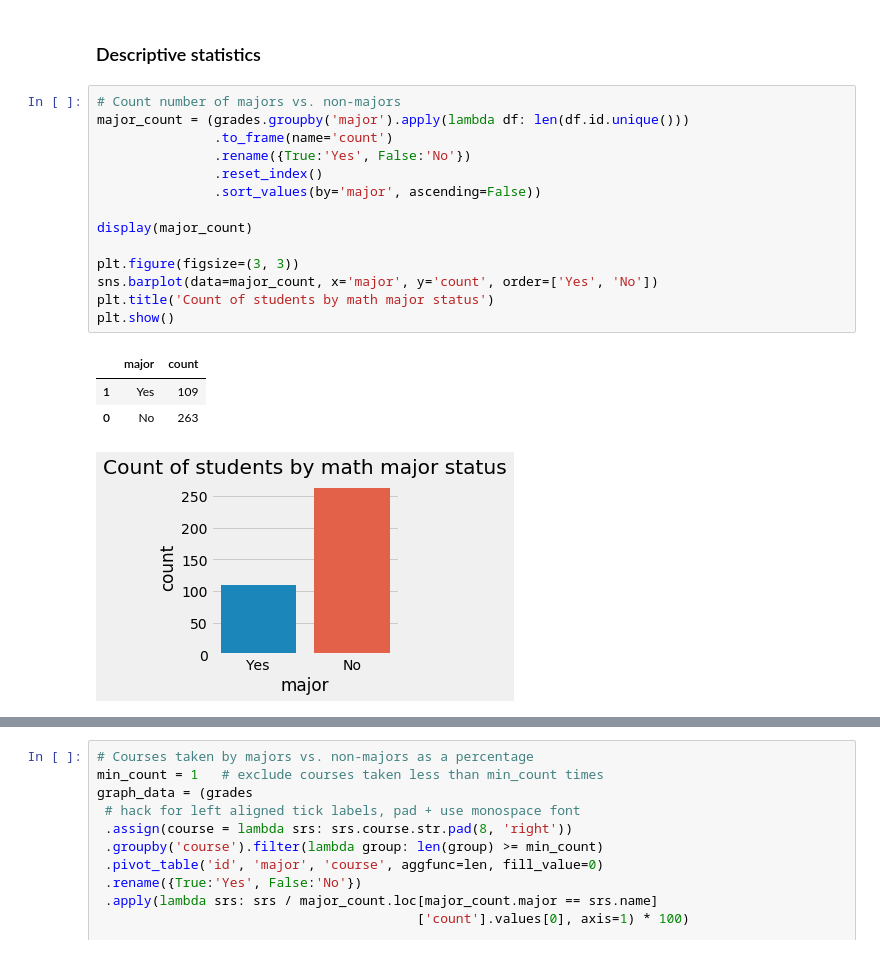
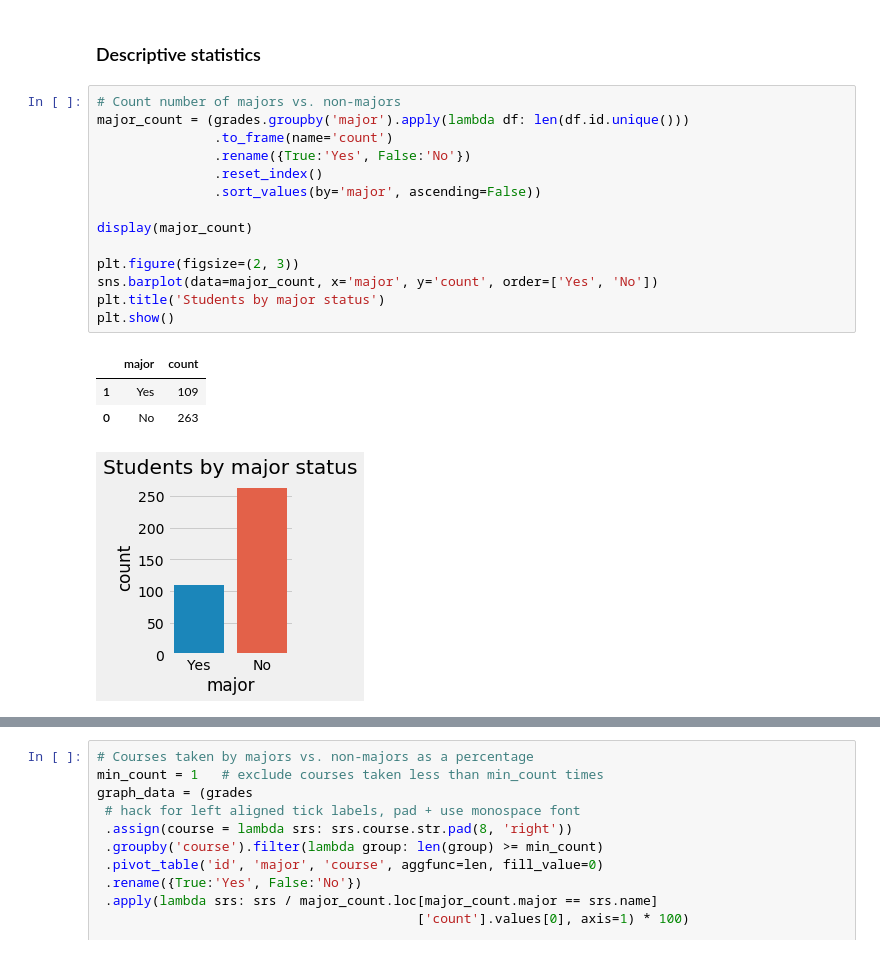
Before and after one commit to pmgasper/union_students, a Jupyter notebook: nb06_nonmajordata.ipynb, the cells around one changed output, grey strips where cells are left out. Cells and saved outputs as stored; diff of their text form.

```diff
--- a/nb06_nonmajordata.ipynb
+++ b/nb06_nonmajordata.ipynb
@@ -142,19 +120,19 @@ Dropped MTH-000:
 # %%
 # Count number of majors vs. non-majors
 major_count = (grades.groupby('major').apply(lambda df: len(df.id.unique()))
                .to_frame(name='count')
                .rename({True:'Yes', False:'No'})
                .reset_index()
                .sort_values(by='major', ascending=False))
 
 display(major_count)
 
-plt.figure(figsize=(3, 3))
+plt.figure(figsize=(2, 3))
 sns.barplot(data=major_count, x='major', y='count', order=['Yes', 'No'])
-plt.title('Count of students by math major status')
+plt.title('Students by major status')
 plt.show()
 # %% [output]
 |  | major | count |
 | 1 | Yes | 109 |
 | 0 | No | 263 |
-[figure, old version]
+[figure, new version]
```
Also changed, not shown: parts of 18 cells of this notebook.
